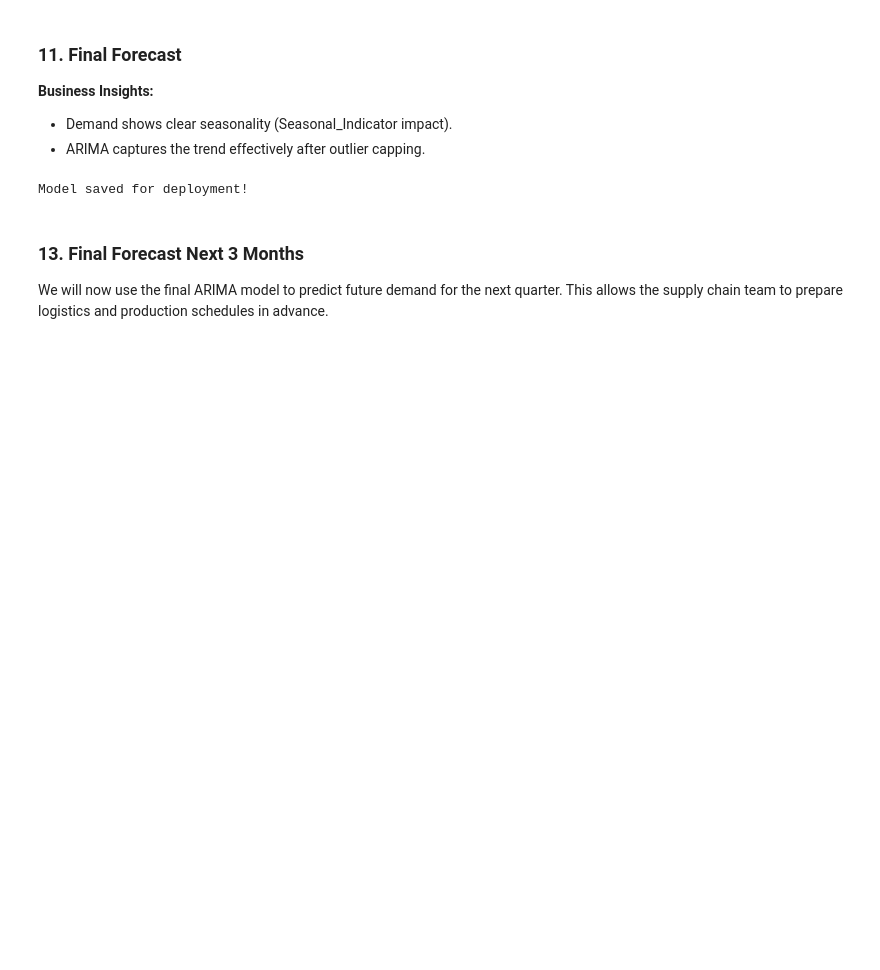
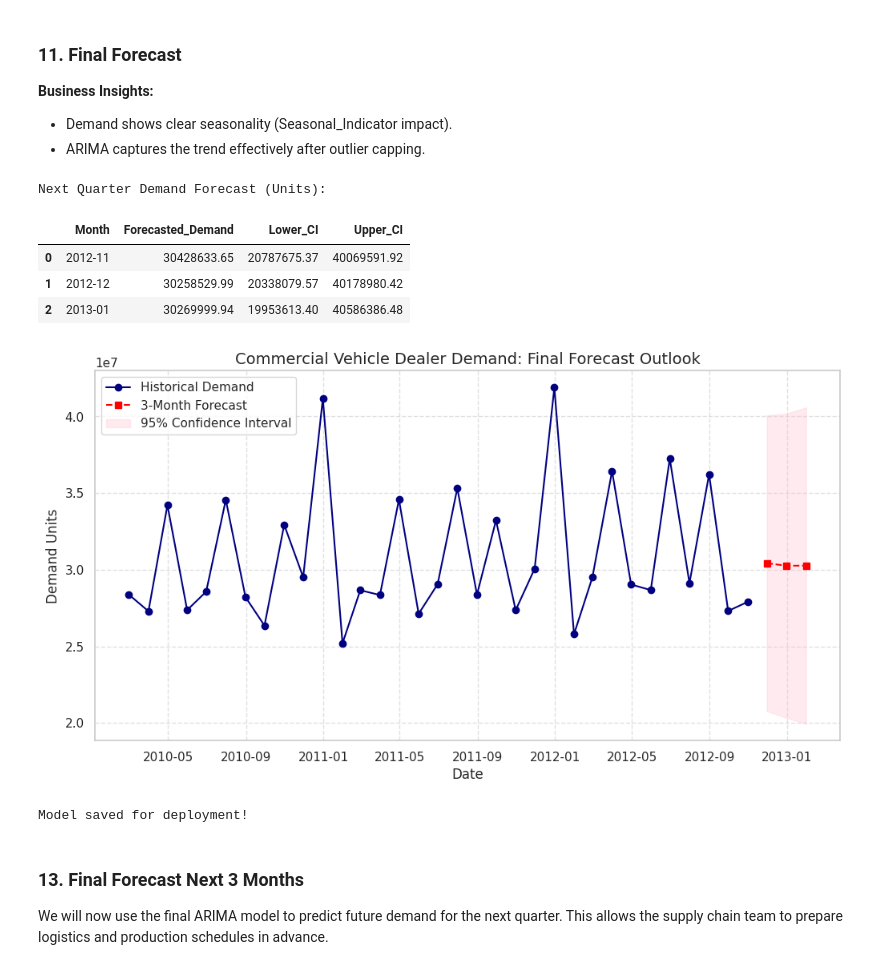
Before and after one commit to MIlanSuthar24/dealer-demand-forecasting-arima, a Jupyter notebook: dealer_demand_forecasting.ipynb, the cells around one changed output. Drawn from its saved outputs; the diff is of its cells as text; code cells hidden in the pictures; blank space fills up the shorter version.

```diff
--- a/dealer_demand_forecasting.ipynb
+++ b/dealer_demand_forecasting.ipynb
@@ -185,6 +265,52 @@ Exp Smoothing - MAE: 27.21M, RMSE: 31.19M
 **Business Insights:**
 - Demand shows clear seasonality (Seasonal_Indicator impact).
 - ARIMA captures the trend effectively after outlier capping.
+# %%
+import pandas as pd
+import matplotlib.pyplot as plt
+from statsmodels.tsa.arima.model import ARIMA
+
+# 1. Fit ARIMA on the full monthly dataset
+# Based on previous results, order=(1,1,1) was selected
+final_model = ARIMA(monthly_demand, order=(1,1,1))
+final_model_fit = final_model.fit()
+
+# 2. Forecast the next 3 months
+forecast_steps = 3
+forecast_res = final_model_fit.get_forecast(steps=forecast_steps)
+forecast_val = forecast_res.predicted_mean
+conf_int = forecast_res.conf_int()
+
+# 3. Create a summary table
+forecast_df = pd.DataFrame({
+    'Month': forecast_val.index.strftime('%Y-%m'),
+    'Forecasted_Demand': forecast_val.values.round(2),
+    'Lower_CI': conf_int.iloc[:, 0].values.round(2),
+    'Upper_CI': conf_int.iloc[:, 1].values.round(2)
+})
+
+print("Next Quarter Demand Forecast (Units):")
+display(forecast_df)
+
+# 4. Visualization
+plt.figure(figsize=(12, 6))
+plt.plot(monthly_demand.index, monthly_demand, label='Historical Demand', color='navy', marker='o')
+plt.plot(forecast_val.index, forecast_val, label='3-Month Forecast', color='red', linestyle='--', marker='s')
+plt.fill_between(forecast_val.index, conf_int.iloc[:, 0], conf_int.iloc[:, 1], color='pink', alpha=0.3, label='95% Confidence Interval')
+
+plt.title('Commercial Vehicle Dealer Demand: Final Forecast Outlook', fontsize=14)
+plt.xlabel('Date')
+plt.ylabel('Demand Units')
+plt.legend()
+plt.grid(True, linestyle='--', alpha=0.6)
+plt.show()
+# %% [output]
+Next Quarter Demand Forecast (Units):
+|  | Month | Forecasted_Demand | Lower_CI | Upper_CI |
+| 0 | 2012-11 | 30428633.65 | 20787675.37 | 40069591.92 |
+| 1 | 2012-12 | 30258529.99 | 20338079.57 | 40178980.42 |
+| 2 | 2013-01 | 30269999.94 | 19953613.40 | 40586386.48 |
+[figure, added]
 # %%
 import joblib
 # Saving the model
```
Also changed, not shown: parts of 13 cells of this notebook.
